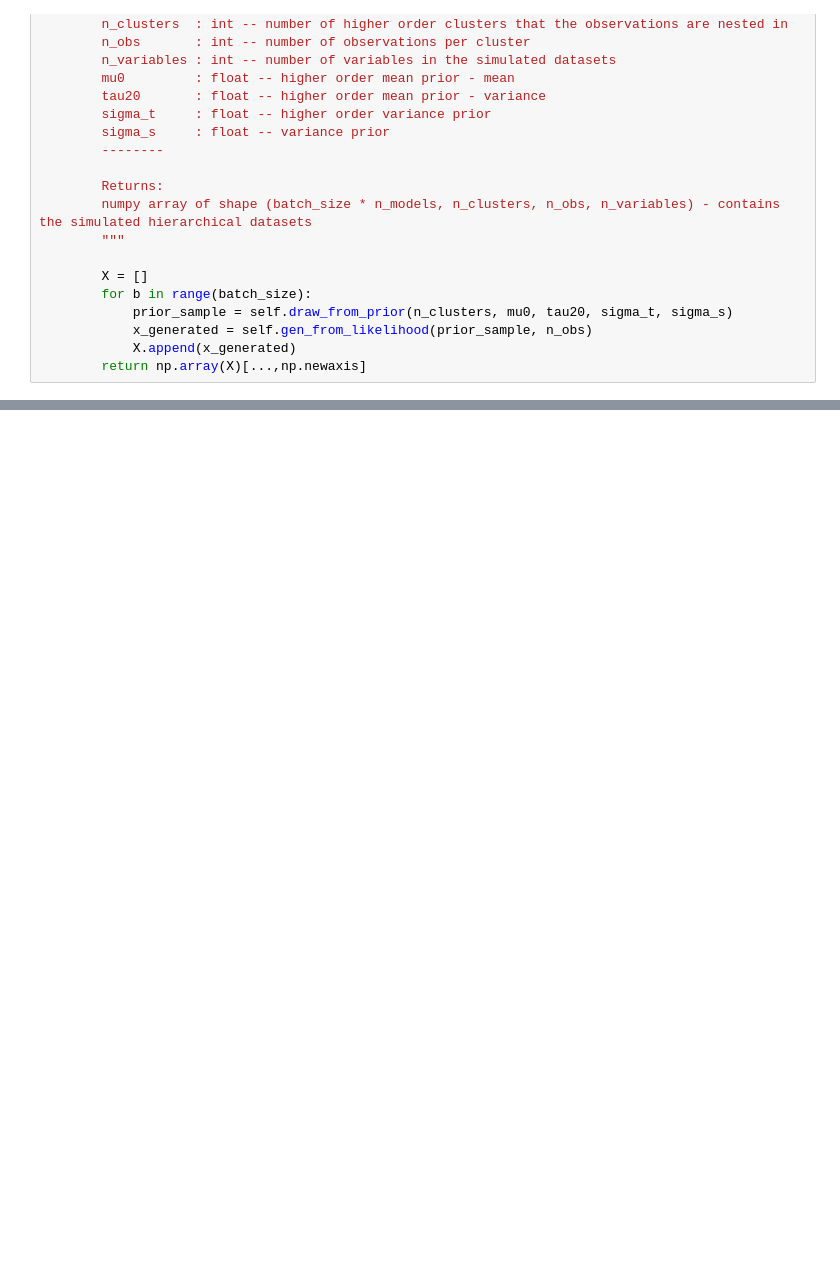
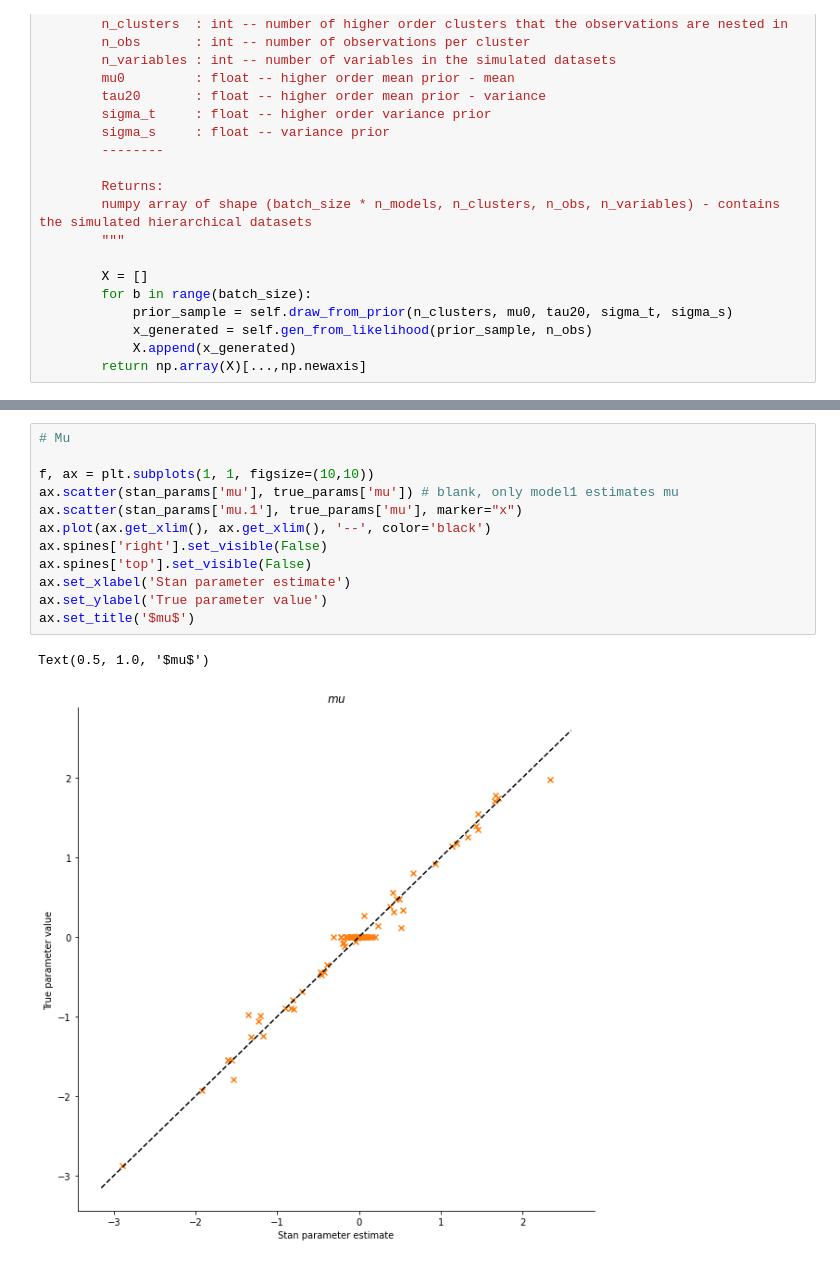
Before and after one commit to elseml/DeepHierarchicalModelComparison, a Jupyter notebook: Python code/New_simulator_halfnormal.ipynb, the cells around one changed output, grey strips where cells are left out. Cells and saved outputs as stored; diff of their text form; blank space fills up the shorter version.

```diff
--- a/Python code/New_simulator_halfnormal.ipynb
+++ b/Python code/New_simulator_halfnormal.ipynb
@@ -96,0 +360,15 @@ class HierarchicalNormalSimulator:
+# %%
+# Mu
+
+f, ax = plt.subplots(1, 1, figsize=(10,10))
+ax.scatter(stan_params['mu'], true_params['mu']) # blank, only model1 estimates mu
+ax.scatter(stan_params['mu.1'], true_params['mu'], marker="x")
+ax.plot(ax.get_xlim(), ax.get_xlim(), '--', color='black')
+ax.spines['right'].set_visible(False)
+ax.spines['top'].set_visible(False)
+ax.set_xlabel('Stan parameter estimate')
+ax.set_ylabel('True parameter value')
+ax.set_title('$mu$')
+# %% [output]
+Text(0.5, 1.0, '$mu$')
+[figure, added]
```
Also changed, not shown: parts of 13 cells of this notebook.
